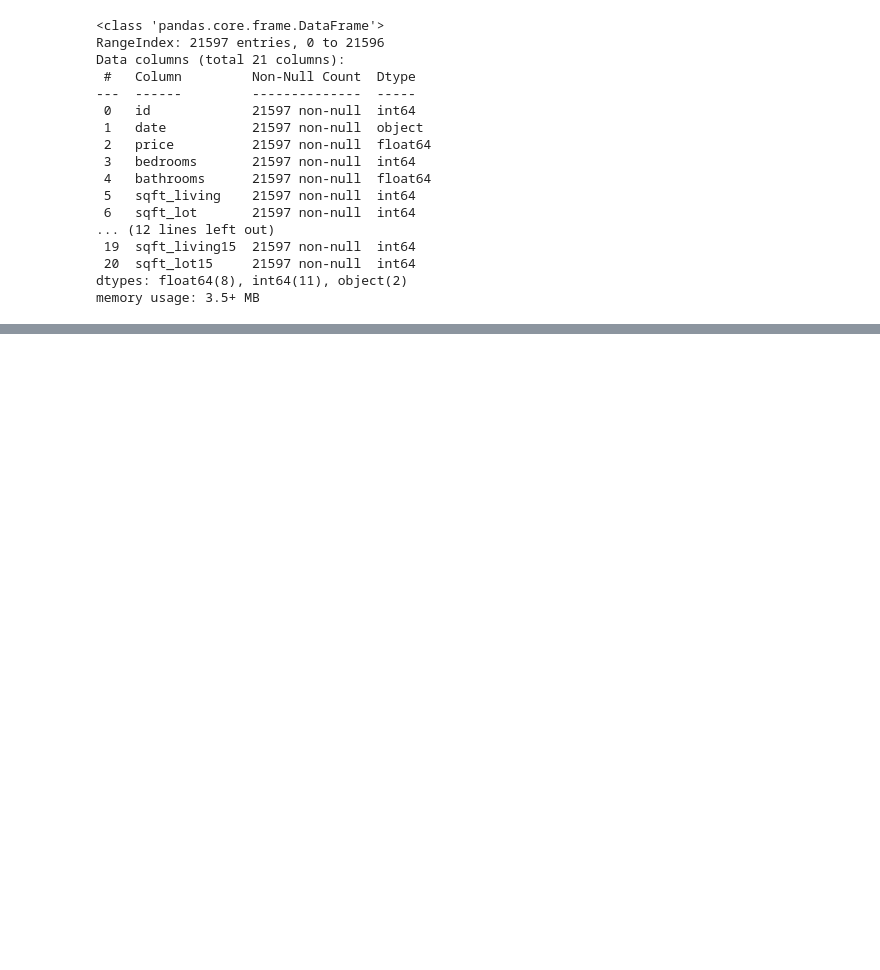
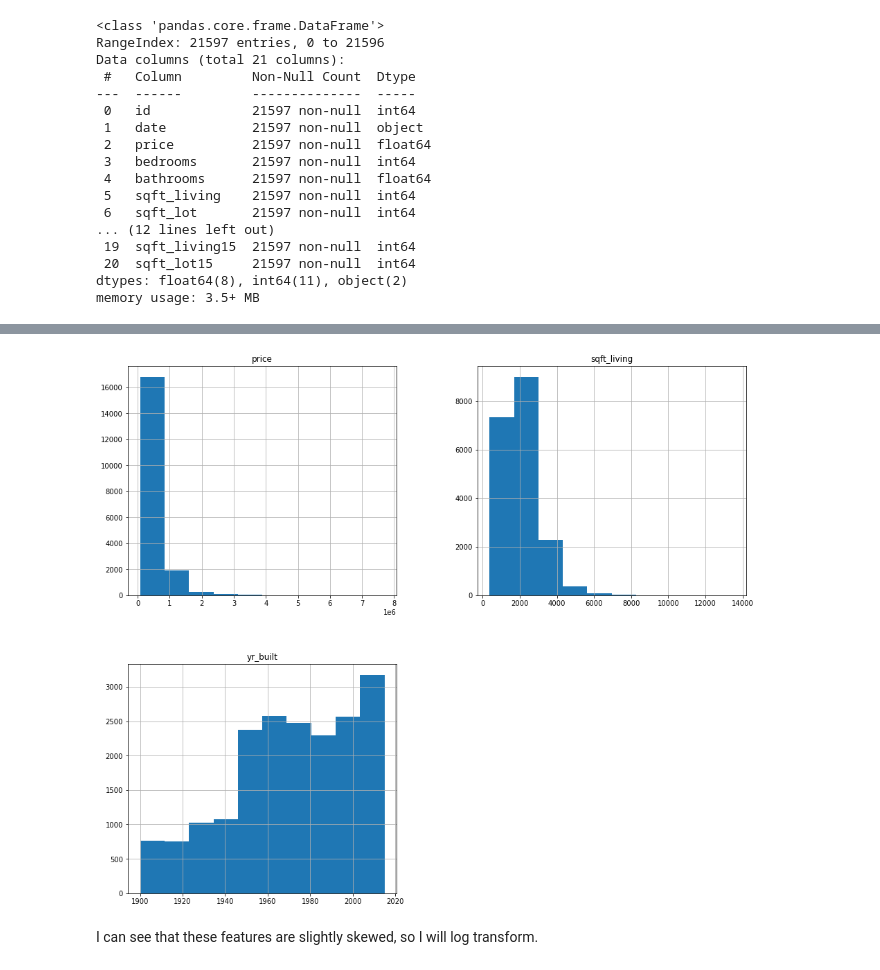
Before and after one commit to jonnyhof/kings_county_housing_analysis, a Jupyter notebook: king_county_housing_data_prep.ipynb, the cells around one changed output, grey strips where cells are left out. Saved outputs shown, nothing was run; the diff lists cells and outputs as text; code cells hidden in the pictures; blank space fills up the shorter version.

```diff
--- a/king_county_housing_data_prep.ipynb
+++ b/king_county_housing_data_prep.ipynb
@@ -8,2 +22,2 @@ import numpy as np
 # %%
-house_data = pd.read_csv("data/kc_house_data.csv")
+df = pd.read_csv("data/kc_house_data.csv")
@@ -47,0 +75,2 @@ house_data['yr_renovated'].isna().sum()
+# %%
+df = df[df['bedrooms'] < 33]
@@ -47,0 +96,2 @@ house_data['yr_renovated'].isna().sum()
+# %%
+df.drop_duplicates(subset='id', inplace=True)
@@ -47,0 +119,3 @@ house_data['yr_renovated'].isna().sum()
+# %%
+#waterfront has null values, this feature is examined by Jonny but for consistency, removing this from the dataset
+df.dropna(subset=['waterfront'], inplace=True)
@@ -47,0 +142,7 @@ house_data['yr_renovated'].isna().sum()
+# %%
+#examining the distribution of each continuous feature I'm interested in by plotting histograms
+df[['price', 'sqft_living', 'yr_built']].hist(figsize = [16, 14]);
+# %% [output]
+[figure, added]
+# %% [markdown]
+I can see that these features are slightly skewed, so I will log transform.
```
Also changed, not shown: parts of 48 cells of this notebook.
